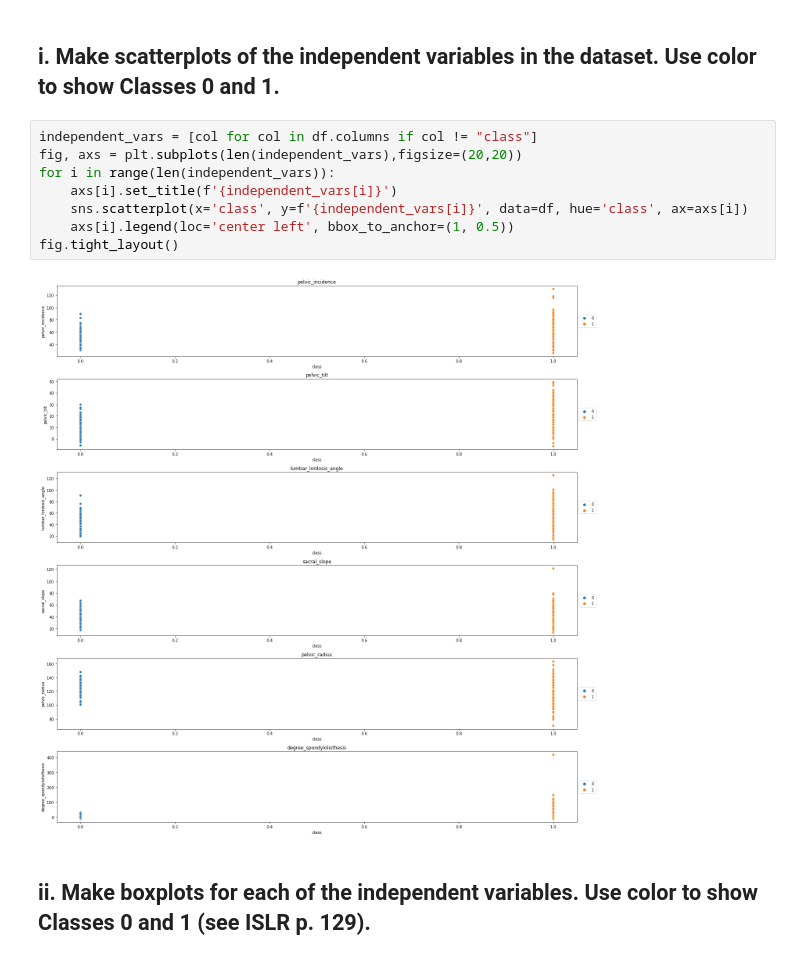
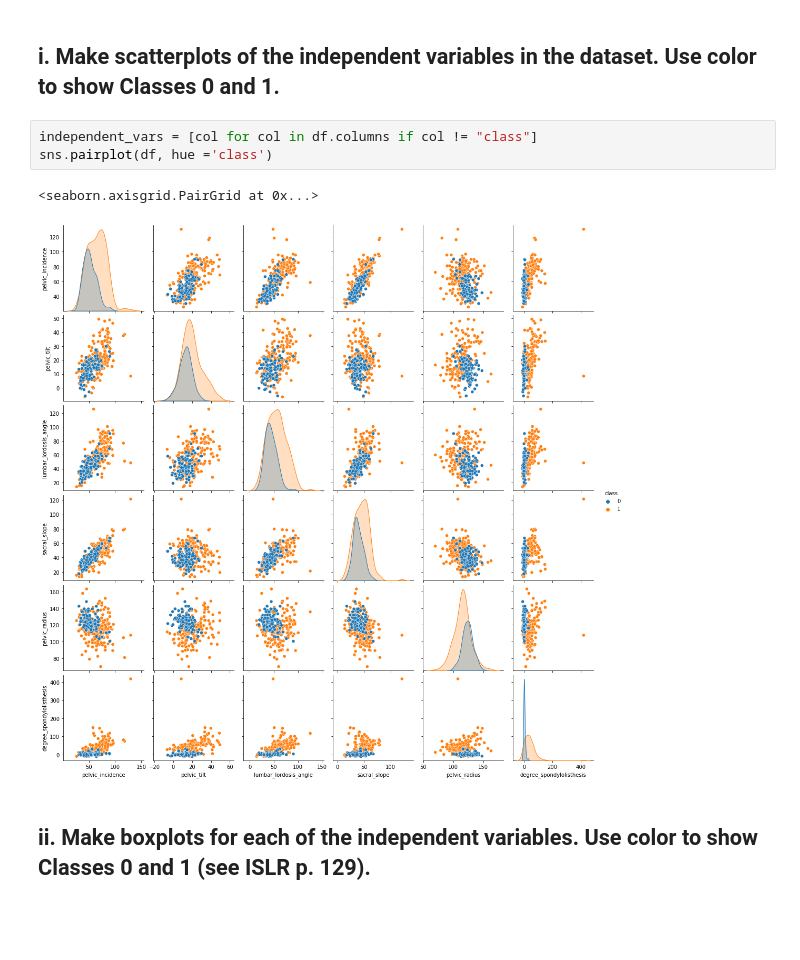
Before and after one commit to thegeorgejoseph/machine-learning, a Jupyter notebook: HW1/notebook/Joseph_George_HW1.ipynb, the cells around one changed output. Cells and saved outputs as stored; diff of their text form; blank space fills up the shorter version.

```diff
--- a/HW1/notebook/Joseph_George_HW1.ipynb
+++ b/HW1/notebook/Joseph_George_HW1.ipynb
@@ -68,14 +69,10 @@ Name: class, dtype: int64
 ## i. Make scatterplots of the independent variables in the dataset. Use color to show Classes 0 and 1.
 # %%
 independent_vars = [col for col in df.columns if col != "class"]
-fig, axs = plt.subplots(len(independent_vars),figsize=(20,20))
-for i in range(len(independent_vars)):
-    axs[i].set_title(f'{independent_vars[i]}')
-    sns.scatterplot(x='class', y=f'{independent_vars[i]}', data=df, hue='class', ax=axs[i])
-    axs[i].legend(loc='center left', bbox_to_anchor=(1, 0.5))
-fig.tight_layout()
+sns.pairplot(df, hue ='class')
 # %% [output]
+<seaborn.axisgrid.PairGrid at 0x...>
-[figure, old version]
+[figure, new version]
 # %% [markdown]
 ## ii. Make boxplots for each of the independent variables. Use color to show Classes 0 and 1 (see ISLR p. 129).
 # %%
```
Also changed, not shown: parts of 13 cells of this notebook.
